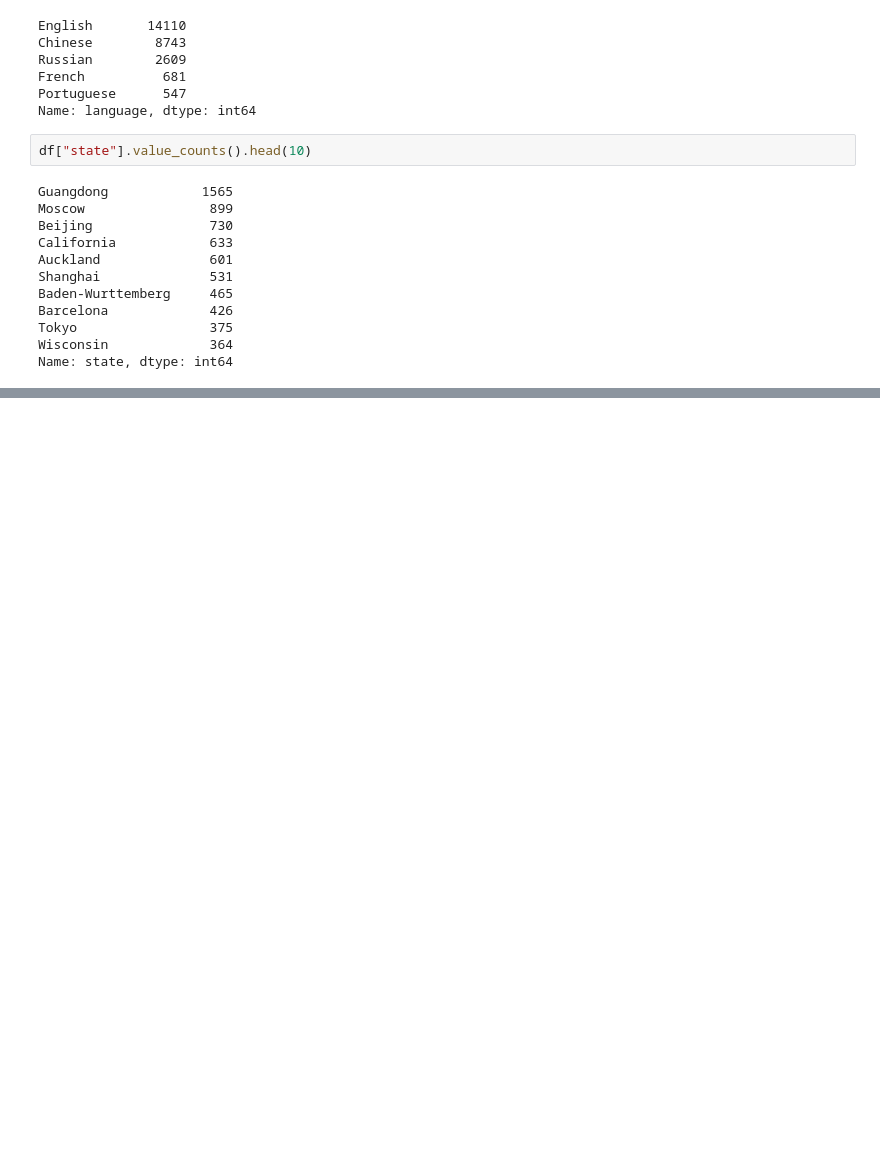
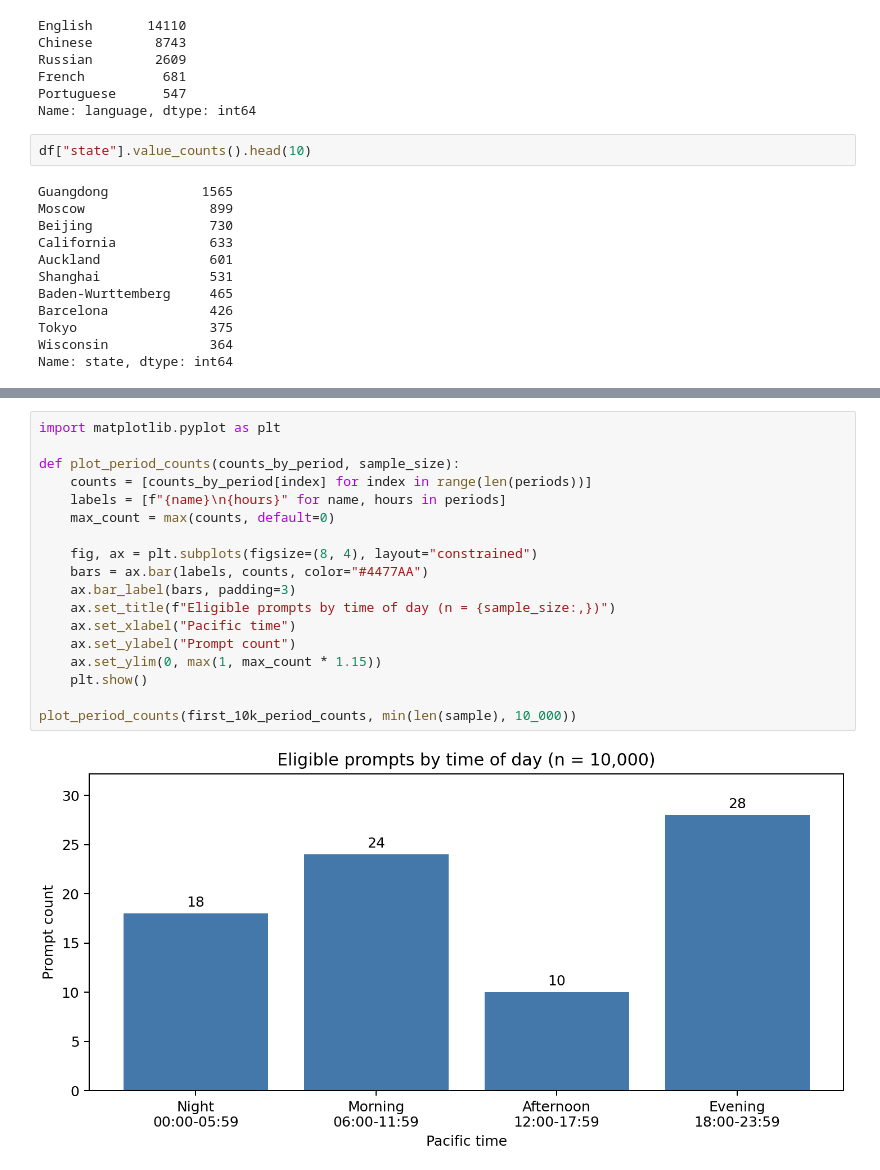
Before and after one commit to vwang02/human_ai_interaction, a Jupyter notebook: import.ipynb, the cells around one changed output, grey strips where cells are left out. Cells and saved outputs as stored; diff of their text form; blank space fills up the shorter version.

```diff
--- a/import.ipynb
+++ b/import.ipynb
@@ -224,4 +229,24 @@ Morning      06:00-11:59      313    28.7%
 Afternoon    12:00-17:59      281    25.8%
 Evening      18:00-23:59      322    29.5%
 Total                        1091   100.0%
+# %%
+import matplotlib.pyplot as plt
+
+def plot_period_counts(counts_by_period, sample_size):
+    counts = [counts_by_period[index] for index in range(len(periods))]
+    labels = [f"{name}\n{hours}" for name, hours in periods]
+    max_count = max(counts, default=0)
+
+    fig, ax = plt.subplots(figsize=(8, 4), layout="constrained")
+    bars = ax.bar(labels, counts, color="#4477AA")
+    ax.bar_label(bars, padding=3)
+    ax.set_title(f"Eligible prompts by time of day (n = {sample_size:,})")
+    ax.set_xlabel("Pacific time")
+    ax.set_ylabel("Prompt count")
+    ax.set_ylim(0, max(1, max_count * 1.15))
+    plt.show()
+
+plot_period_counts(first_10k_period_counts, min(len(sample), 10_000))
+# %% [output]
+[figure, added]
 # %%
```
Also changed, not shown: parts of 4 cells of this notebook.
